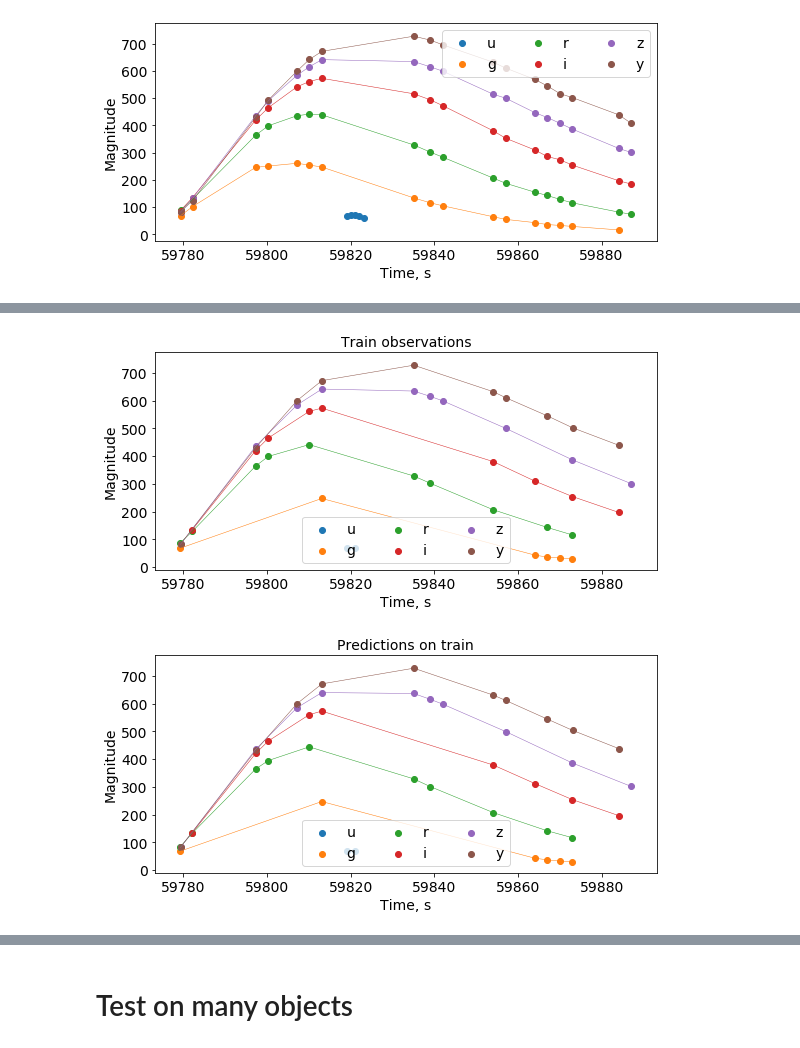
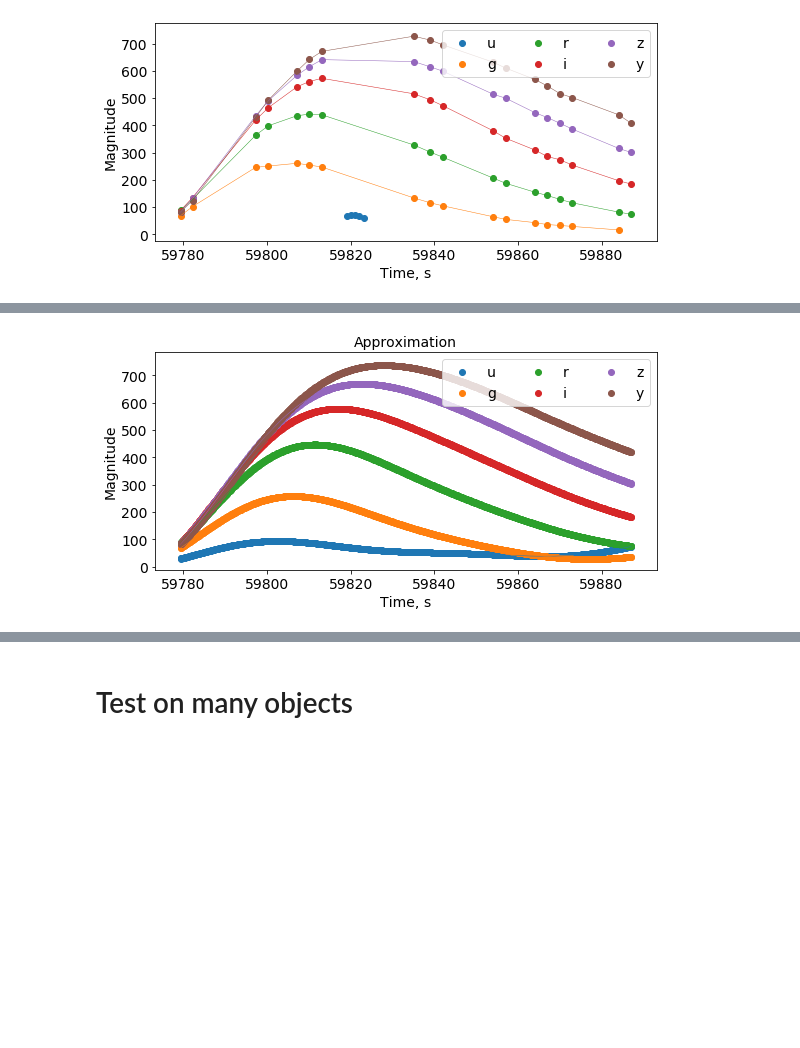
Before and after one commit to HSE-LAMBDA/light_curve_approx, a Jupyter notebook: notebooks/StarterKit.ipynb, the cells around one changed output, grey strips where cells are left out. Saved outputs shown, nothing was run; the diff lists cells and outputs as text; code cells hidden in the pictures; blank space fills up the shorter version.

Commit message:
Approximation plot

```diff
--- a/notebooks/StarterKit.ipynb
+++ b/notebooks/StarterKit.ipynb
@@ -58,6 +58,22 @@ def add_log_lam(anobject):
     log_lam = [passband2lam[i] for i in passbands]
     anobject['log_lam'] = log_lam
     return anobject
+# %%
+def create_approx_object(anobject, n=1000):
+    mjd = anobject['mjd'].values
+    dfs = []
+    for passband in range(6):
+        df = pd.DataFrame()
+        df['mjd'] = np.linspace(mjd.min(), mjd.max(), n)
+        df['object_id'] = 0
+        df['passband'] = passband
+        df['flux'] = 0
+        df['flux_err'] = 0
+        df['detected_bool'] = 1
+        dfs.append(df)
+    new_object = pd.concat(dfs, axis=0)
+    new_object = add_log_lam(new_object)
+    return new_object
 # %%
 def is_good(anobject):
     good = 1
@@ -178,9 +194,11 @@ plot_light_curves(anobject_test_pred, "Predictions on test")
-# %%
-plot_light_curves(anobject_train, "Train observations")
-plot_light_curves(anobject_train_pred, "Predictions on train")
-# %% [output]
-[figure, removed]
-[figure, removed]
+# %%
+approx_object = create_approx_object(anobject)
+X = approx_object[['mjd', 'log_lam']].values
+X_ss = ss.transform(X)
+approx_object['flux'] = reg.predict(X_ss)
+plot_light_curves(approx_object, "Approximation")
+# %% [output]
+[figure, added]
 # %%
 # calculate quality metrics
 [rmse, mae, rse, rae, mape] = utils.regression_quality_metrics_report(anobject_test['flux'].values,
```
Also changed, not shown: parts of 6 cells of this notebook.
